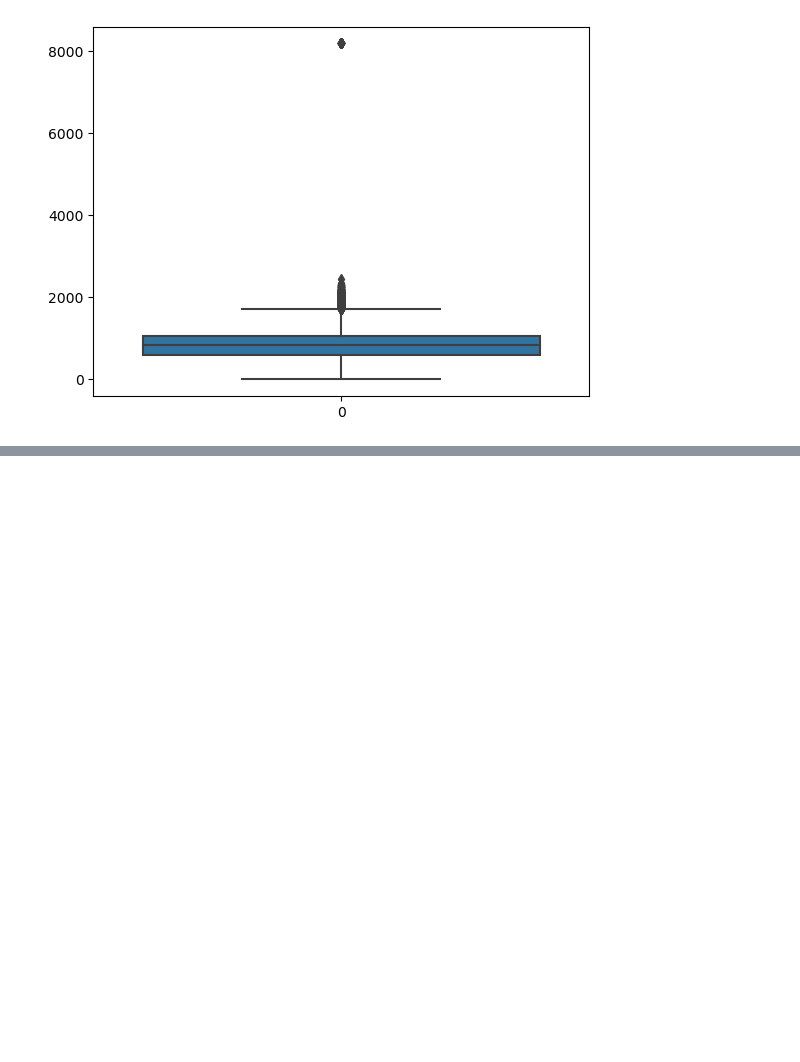
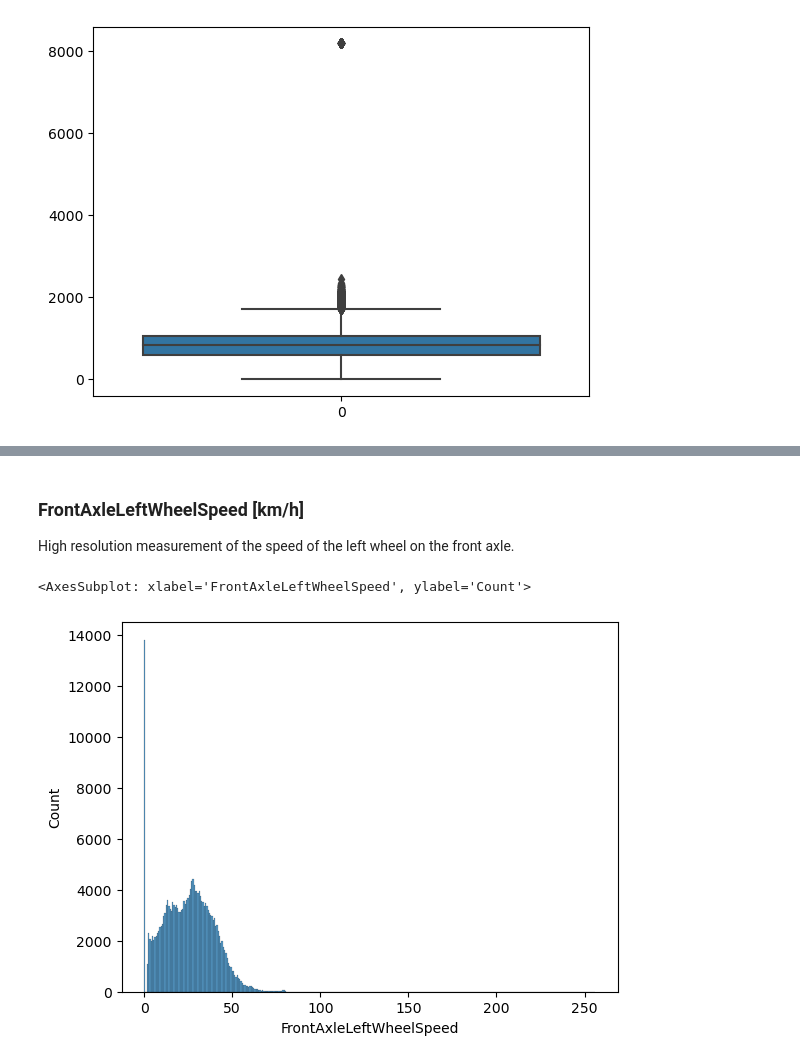
Before and after one commit to piotr-druzdzel/Semi-Supervised-Regression-with-Bus-Data, a Jupyter notebook: main.ipynb, the cells around one changed output, grey strips where cells are left out. Cells and saved outputs as stored; diff of their text form; code cells hidden in the pictures; blank space fills up the shorter version.

Commit message:
FrontAxleLeftWheelSpeed column inspected

```diff
--- a/main.ipynb
+++ b/main.ipynb
@@ -165,0 +182,8 @@ sns.boxplot(df.EngSpeed)
+# %% [markdown]
+### FrontAxleLeftWheelSpeed [km/h]
+High resolution measurement of the speed of the left wheel on the front axle.
+# %%
+sns.histplot(df.FrontAxleLeftWheelSpeed)
+# %% [output]
+<AxesSubplot: xlabel='FrontAxleLeftWheelSpeed', ylabel='Count'>
+[figure, added]
```
Also changed, not shown: parts of 4 cells of this notebook.
